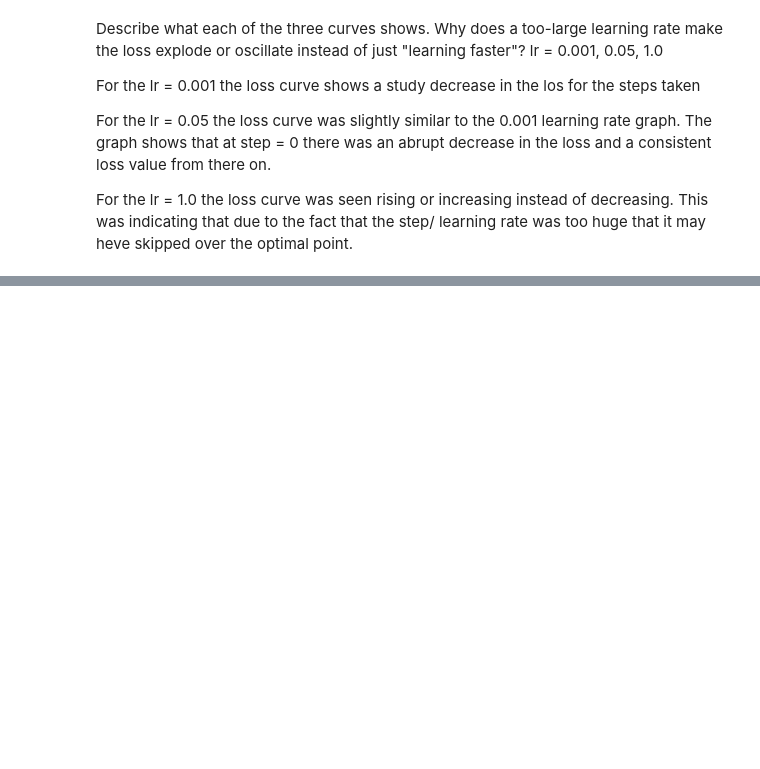
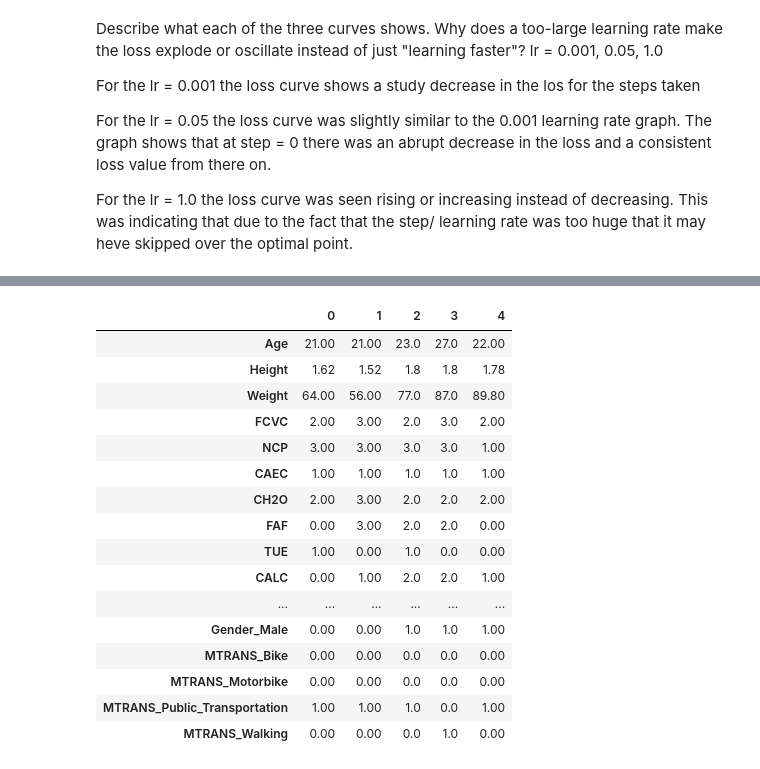
Before and after one commit to itz-Amy/Lab-3-Neural-Networks, a Jupyter notebook: Amy_Addo_Lab3.ipynb, the cells around one changed output, grey strips where cells are left out. Drawn from its saved outputs; the diff is of its cells as text; code cells hidden in the pictures; blank space fills up the shorter version.

```diff
--- a/Amy_Addo_Lab3.ipynb
+++ b/Amy_Addo_Lab3.ipynb
@@ -362,0 +368,98 @@ For the lr = 1.0 the loss curve was seen rising or increasing instead of decreas
+# %%
+# TODO: Load the obesity dataset (same OBESITY_URL as Lab 2).
+OBESITY_URL = "https://cf-courses-data.s3.us.cloud-object-storage.appdomain.cloud/GkDzb7bWrtvGXdPOfk6CIg/Obesity-level-prediction-dataset.csv"
+
+obesity = pd.read_csv(OBESITY_URL)
+# %%
+import pandas as pd
+from sklearn.preprocessing import OrdinalEncoder
+
+# TODO: Encode categoricals exactly as you did in Lab 2
+#   (binary yes/no -> 0/1; Gender/MTRANS/CAEC/CALC -> your justified choice).
+#   Encode the target NObeyesdad into integers 0..6 (LabelEncoder) — CrossEntropyLoss
+#   expects integer class indices.
+
+obesity_model_1 = obesity
+
+obesity_model_2 = pd.get_dummies(obesity_model_1,
+    columns=[
+        "family_history_with_overweight",              # binary columns
+        "FAVC",
+        "SMOKE",
+        "SCC"
+    ],
+    drop_first = True,
+     dtype=int
+)
+
+
+obesity_model_3 = pd.get_dummies(obesity_model_2,
+    columns=[
+        "Gender",
+        'MTRANS'
+    ],
+    drop_first = True,
+    dtype=int
+)
+
+
+obesity_model_3["CAEC"].unique()
+obesity_model_3["CALC"].unique()
+
+encoder = OrdinalEncoder(
+    categories=[[
+        "no",
+        "Sometimes",
+        'Frequently',
+        "Always"
+    ]]
+)
+
+obesity_model_3["CAEC"] = encoder.fit_transform(
+    obesity_model_3[["CAEC"]]
+).astype(int)
+
+obesity_model_3["CALC"] = encoder.fit_transform(
+    obesity_model_3[["CALC"]]
+).astype(int)
+
+
+
+
+obesity_model_3["NObeyesdad"].unique()
+
+encoder1 = OrdinalEncoder(
+    categories=[[
+        "Insufficient_Weight",
+        "Normal_Weight",
+        "Overweight_Level_I",
+        "Overweight_Level_II",
+        'Obesity_Type_I',
+        "Obesity_Type_II",
+        "Obesity_Type_III"
+    ]]
+)
+
+obesity_model_3["NObeyesdad"] = encoder1.fit_transform(
+    obesity_model_3[["NObeyesdad"]]
+).astype(int)
+
+obesity_model_3.head().T
+# %% [output]
+|  | 0 | 1 | 2 | 3 | 4 |
+| Age | 21.00 | 21.00 | 23.0 | 27.0 | 22.00 |
+| Height | 1.62 | 1.52 | 1.8 | 1.8 | 1.78 |
+| Weight | 64.00 | 56.00 | 77.0 | 87.0 | 89.80 |
+| FCVC | 2.00 | 3.00 | 2.0 | 3.0 | 2.00 |
+| NCP | 3.00 | 3.00 | 3.0 | 3.0 | 1.00 |
+| CAEC | 1.00 | 1.00 | 1.0 | 1.0 | 1.00 |
+| CH2O | 2.00 | 3.00 | 2.0 | 2.0 | 2.00 |
+| FAF | 0.00 | 3.00 | 2.0 | 2.0 | 0.00 |
+| TUE | 1.00 | 0.00 | 1.0 | 0.0 | 0.00 |
+| CALC | 0.00 | 1.00 | 2.0 | 2.0 | 1.00 |
+| ... | ... | ... | ... | ... | ... |
+| Gender_Male | 0.00 | 0.00 | 1.0 | 1.0 | 1.00 |
+| MTRANS_Bike | 0.00 | 0.00 | 0.0 | 0.0 | 0.00 |
+| MTRANS_Motorbike | 0.00 | 0.00 | 0.0 | 0.0 | 0.00 |
+| MTRANS_Public_Transportation | 1.00 | 1.00 | 1.0 | 0.0 | 1.00 |
+| MTRANS_Walking | 0.00 | 0.00 | 0.0 | 1.0 | 0.00 |
```
Also changed, not shown: parts of 6 cells of this notebook.
